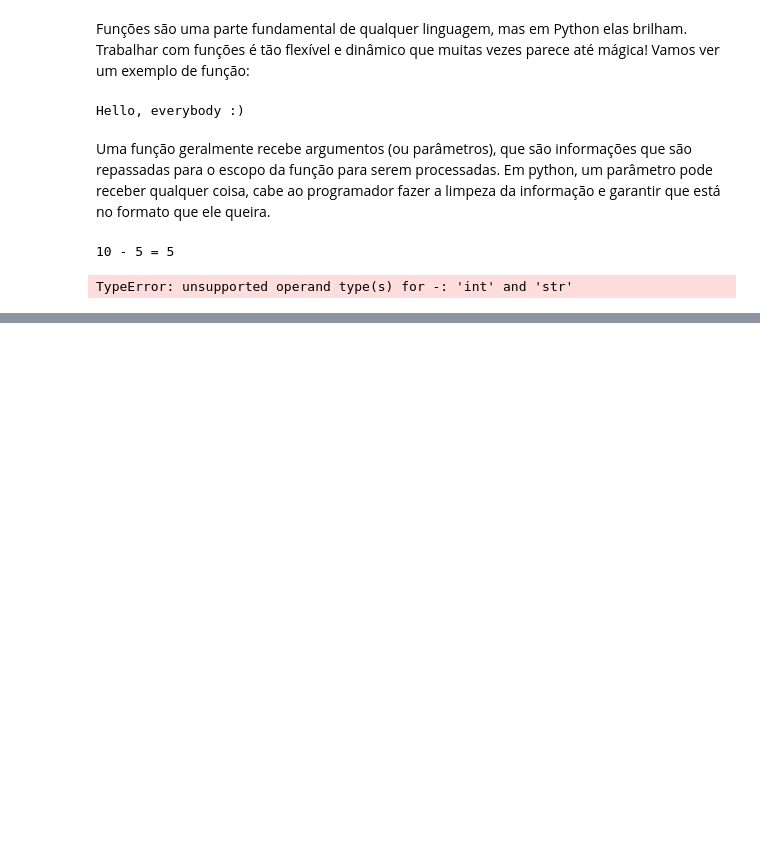
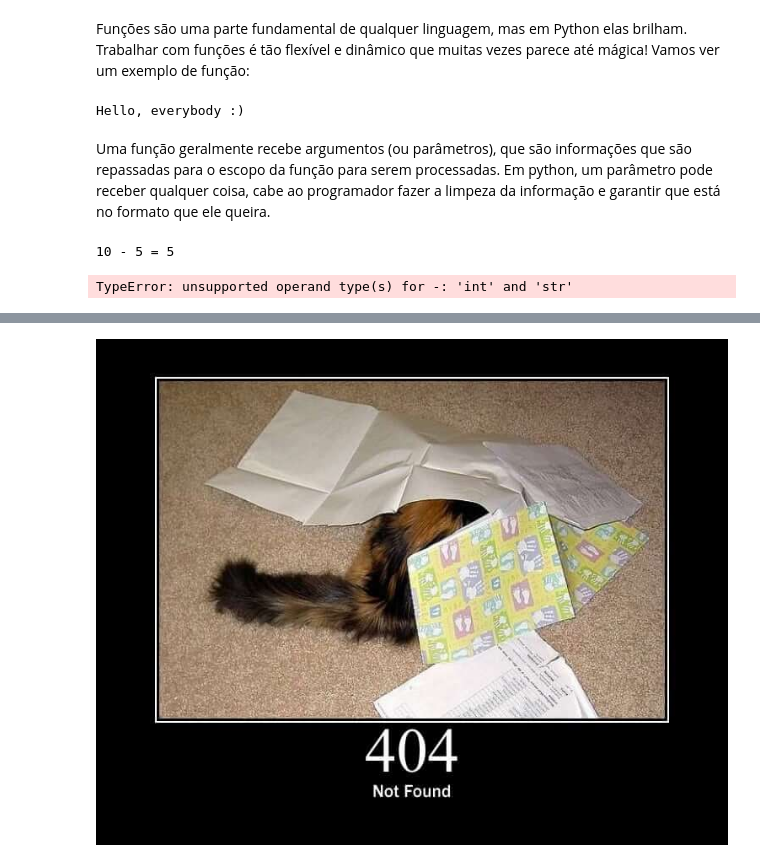
Before and after one commit to RexynyN/curso-python-hype, a Jupyter notebook: aula2.ipynb, the cells around one changed output, grey strips where cells are left out. Cells and saved outputs as stored; diff of their text form; code cells hidden in the pictures; blank space fills up the shorter version.

```diff
--- a/aula2.ipynb
+++ b/aula2.ipynb
@@ -39,0 +287,13 @@ TypeError: unsupported operand type(s) for -: 'int' and 'str'
+# %%
+from IPython.display import Image, display # Algumas funções auxiliares que manipulam o notebook, não se preocupa
+import requests as rq
+
+URL = "https://http.cat/404"
+resposta = rq.get(URL) # Fazemos a requisição para a API
+
+data = resposta.content # Pegamos o que ela retorna
+img = Image(data) # Wow, parece que ela retorna uma imagem!
+
+display(img) # Mostramos a imagem no notebook
+# %% [output]
+[figure, added]
```
Also changed, not shown: parts of 28 cells of this notebook, 2 other files.
